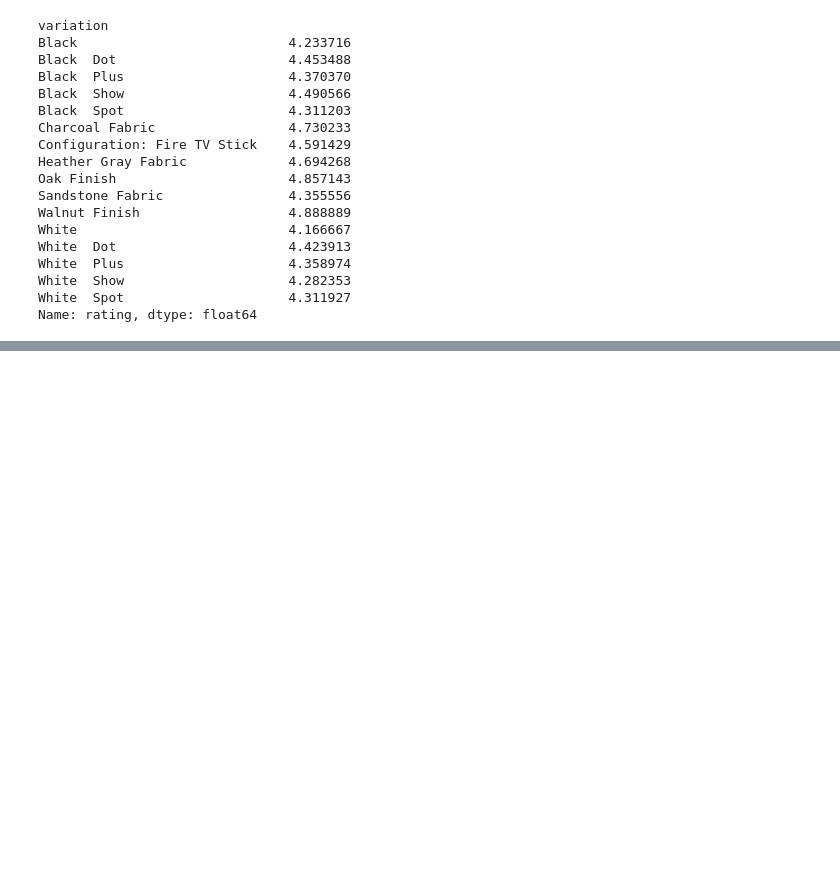
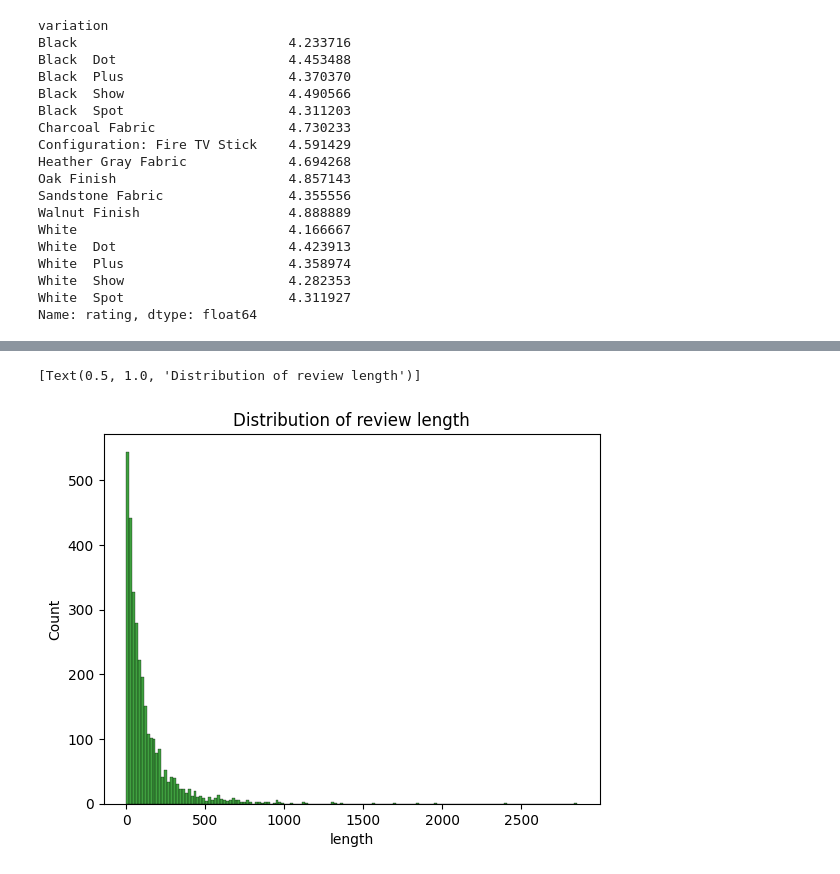
Before and after one commit to Aadeshh0/alexa_review, a Jupyter notebook: main.ipynb, the cells around one changed output, grey strips where cells are left out. Saved outputs shown, nothing was run; the diff lists cells and outputs as text; code cells hidden in the pictures; blank space fills up the shorter version.

```diff
--- a/main.ipynb
+++ b/main.ipynb
@@ -235,0 +250,5 @@ plt.show()
+# %%
+sns.histplot(data['length'], color='green').set(title= "Distribution of review length")
+# %% [output]
+[Text(0.5, 1.0, 'Distribution of review length')]
+[figure, added]
```
Also changed, not shown: parts of 7 cells of this notebook.
